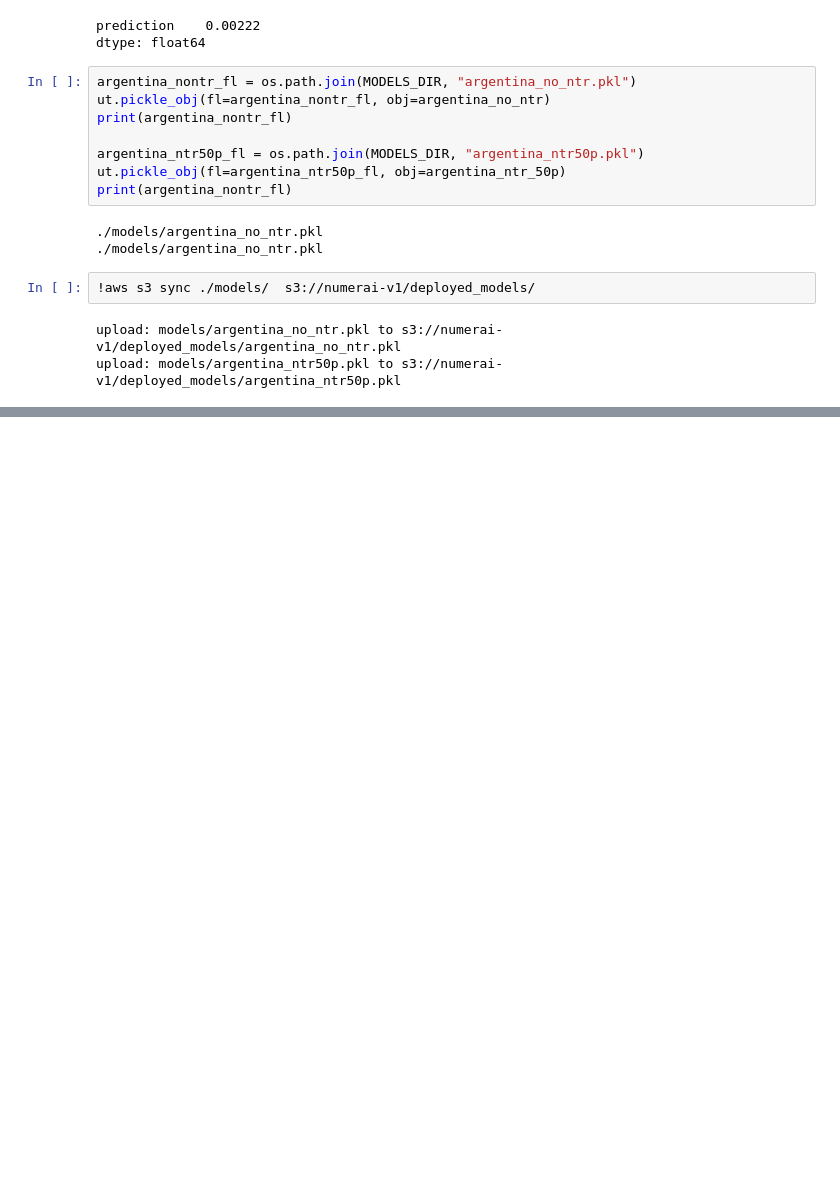
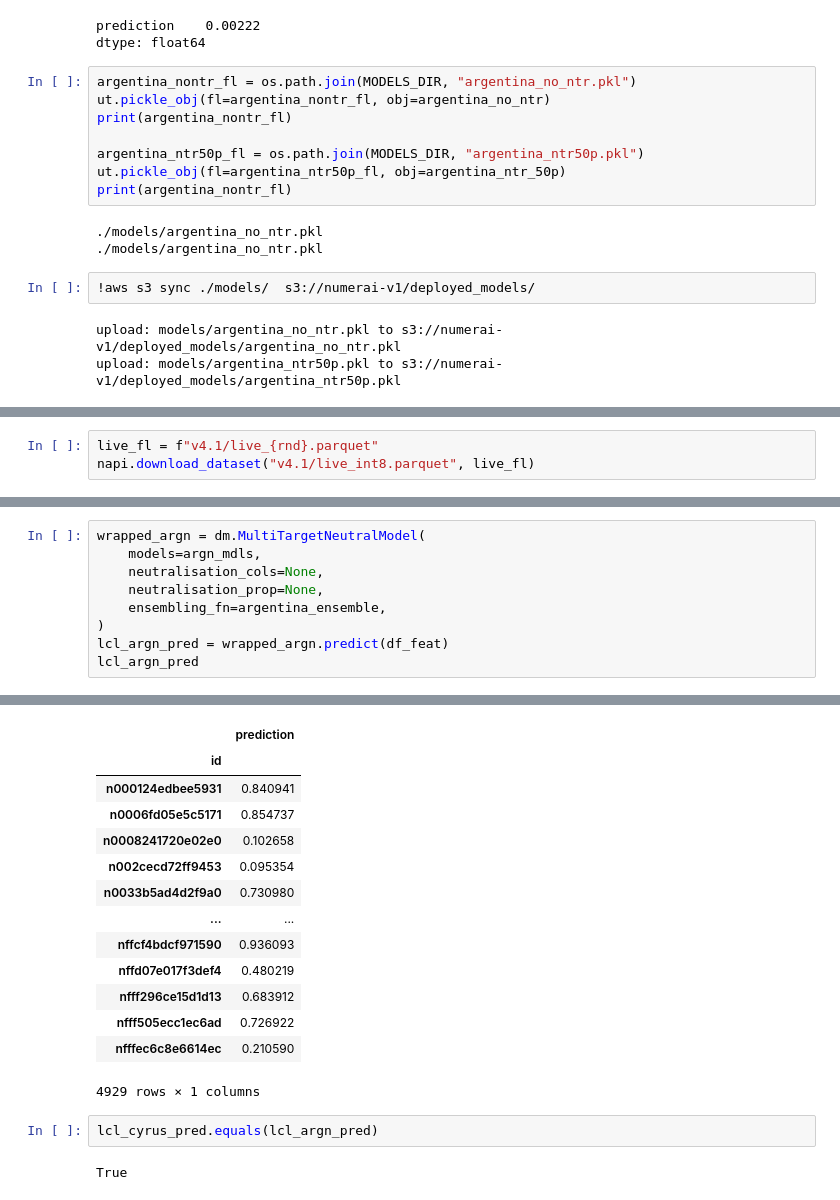
Before and after one commit to psvishnu91/numerai, a Jupyter notebook: numerai/deploy/task6-create-deploy-models.ipynb, the cells around one changed output, grey strips where cells are left out. Saved outputs shown, nothing was run; the diff lists cells and outputs as text; blank space fills up the shorter version.

```diff
--- a/numerai/deploy/task6-create-deploy-models.ipynb
+++ b/numerai/deploy/task6-create-deploy-models.ipynb
@@ -418,0 +489,3 @@ upload: models/argentina_ntr50p.pkl to s3://numerai-v1/deployed_models/argentina
+# %%
+live_fl = f"v4.1/live_{rnd}.parquet"
+napi.download_dataset("v4.1/live_int8.parquet", live_fl)
@@ -418,0 +576,10 @@ upload: models/argentina_ntr50p.pkl to s3://numerai-v1/deployed_models/argentina
+# %%
+wrapped_argn = dm.MultiTargetNeutralModel(
+    models=argn_mdls,
+    neutralisation_cols=None,
+    neutralisation_prop=None,
+    ensembling_fn=argentina_ensemble,
+)
+lcl_argn_pred = wrapped_argn.predict(df_feat)
+lcl_argn_pred
+# %% [output]
@@ -418,0 +588,18 @@ upload: models/argentina_ntr50p.pkl to s3://numerai-v1/deployed_models/argentina
+|  | prediction |
+| id |  |
+| n000124edbee5931 | 0.840941 |
+| n0006fd05e5c5171 | 0.854737 |
+| n0008241720e02e0 | 0.102658 |
+| n002cecd72ff9453 | 0.095354 |
+| n0033b5ad4d2f9a0 | 0.730980 |
+| ... | ... |
+| nffcf4bdcf971590 | 0.936093 |
+| nffd07e017f3def4 | 0.480219 |
+| nfff296ce15d1d13 | 0.683912 |
+| nfff505ecc1ec6ad | 0.726922 |
+| nfffec6c8e6614ec | 0.210590 |
+4929 rows × 1 columns
+# %%
+lcl_cyrus_pred.equals(lcl_argn_pred)
+# %% [output]
+True
```
Also changed, not shown: parts of 25 cells of this notebook.
